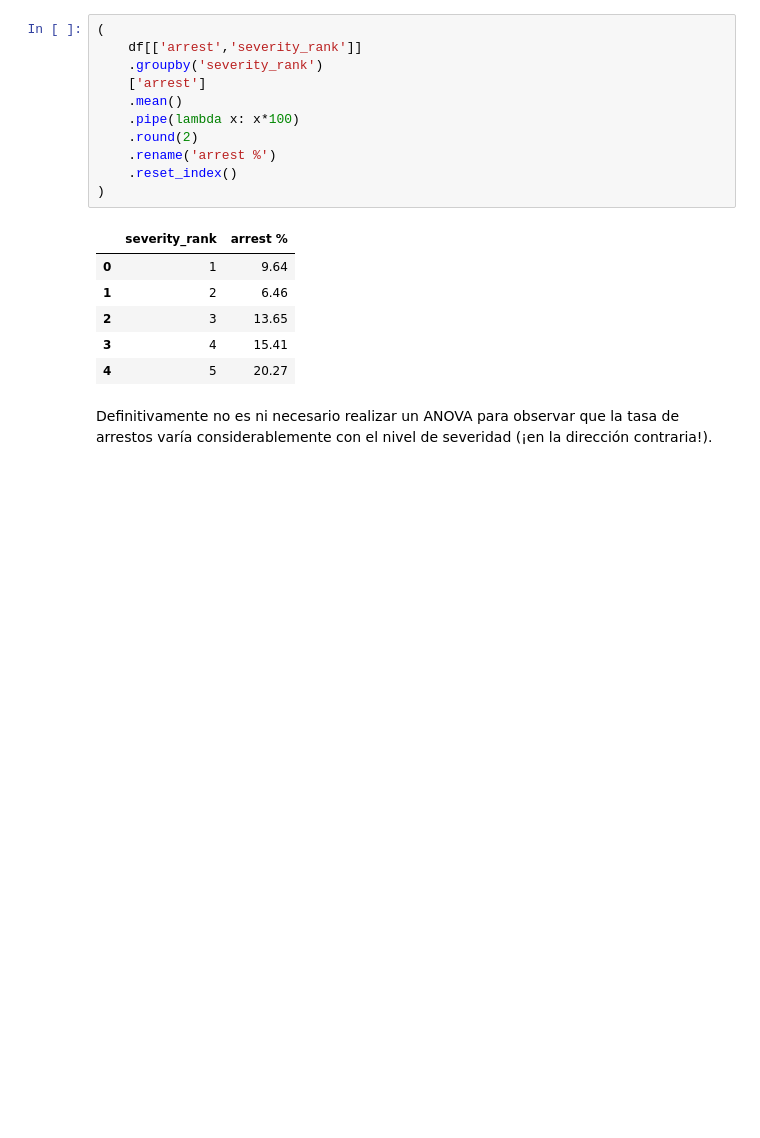
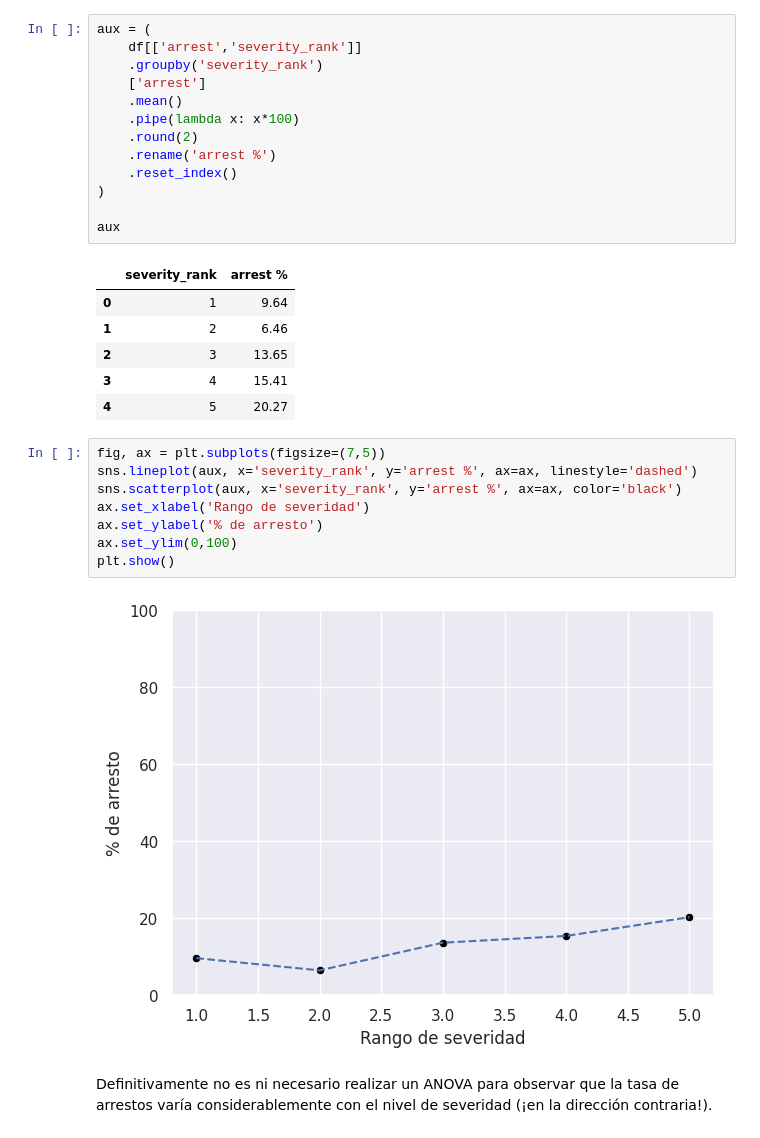
Before and after one commit to mbarquienero/Analisis_de_datos, a Jupyter notebook: chicago_crimenes.ipynb, the cells around one changed output. Saved outputs shown, nothing was run; the diff lists cells and outputs as text; blank space fills up the shorter version.

```diff
--- a/chicago_crimenes.ipynb
+++ b/chicago_crimenes.ipynb
@@ -1557,7 +1563,7 @@ df[['arrest','severity_rank']].corr().iloc[0,1].item()
 # %% [markdown]
 ¡Casi nada! Lo mostramos como grupo para que se visualice mejor:
 # %%
-(
+aux = (
     df[['arrest','severity_rank']]
     .groupby('severity_rank')
     ['arrest']
@@ -1567,6 +1573,8 @@ df[['arrest','severity_rank']].corr().iloc[0,1].item()
     .rename('arrest %')
     .reset_index()
 )
+
+aux
 # %% [output]
 |  | severity_rank | arrest % |
 | 0 | 1 | 9.64 |
@@ -1574,6 +1582,16 @@ df[['arrest','severity_rank']].corr().iloc[0,1].item()
 | 2 | 3 | 13.65 |
 | 3 | 4 | 15.41 |
 | 4 | 5 | 20.27 |
+# %%
+fig, ax = plt.subplots(figsize=(7,5))
+sns.lineplot(aux, x='severity_rank', y='arrest %', ax=ax, linestyle='dashed')
+sns.scatterplot(aux, x='severity_rank', y='arrest %', ax=ax, color='black')
+ax.set_xlabel('Rango de severidad')
+ax.set_ylabel('% de arresto')
+ax.set_ylim(0,100)
+plt.show()
+# %% [output]
+[figure, added]
 # %% [markdown]
 Definitivamente no es ni necesario realizar un ANOVA para observar que la tasa de arrestos varía considerablemente con el nivel de severidad (¡en la dirección contraria!).
 # %% [markdown]
```
Also changed, not shown: parts of 3 cells of this notebook.
